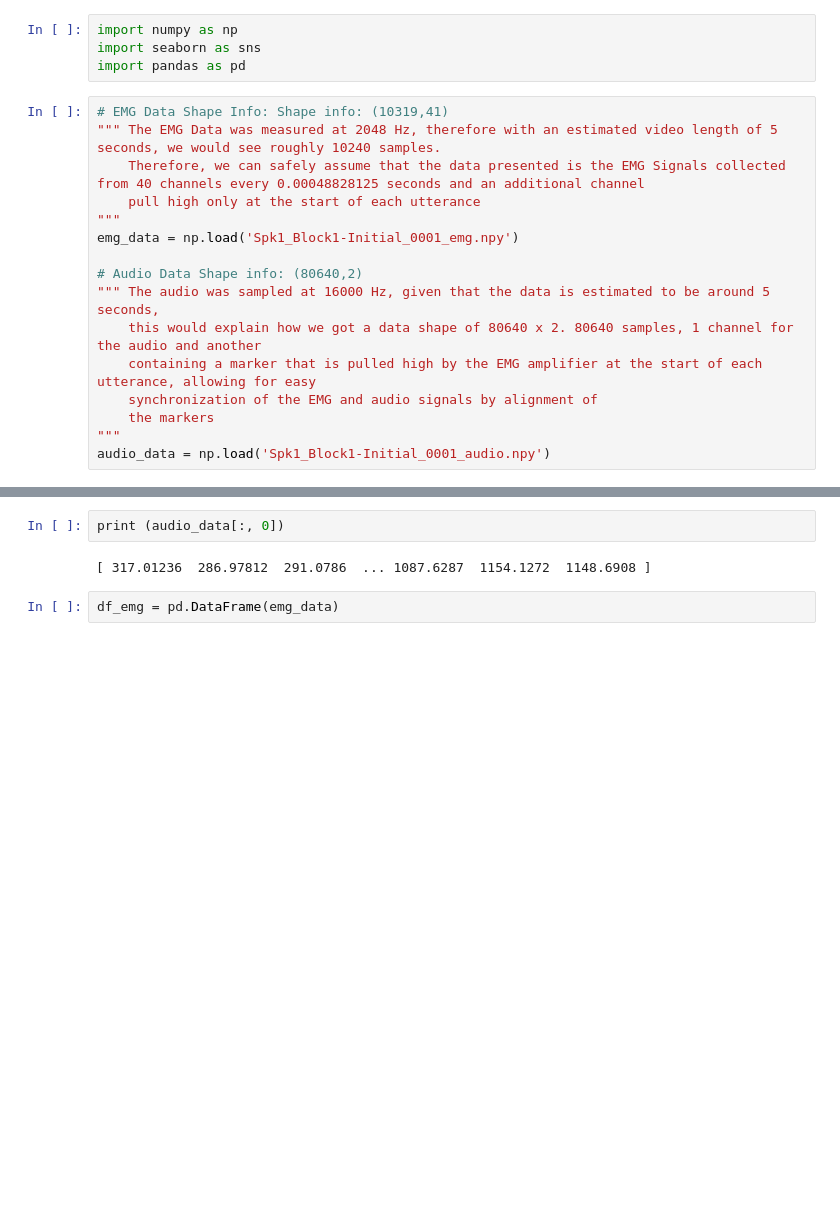
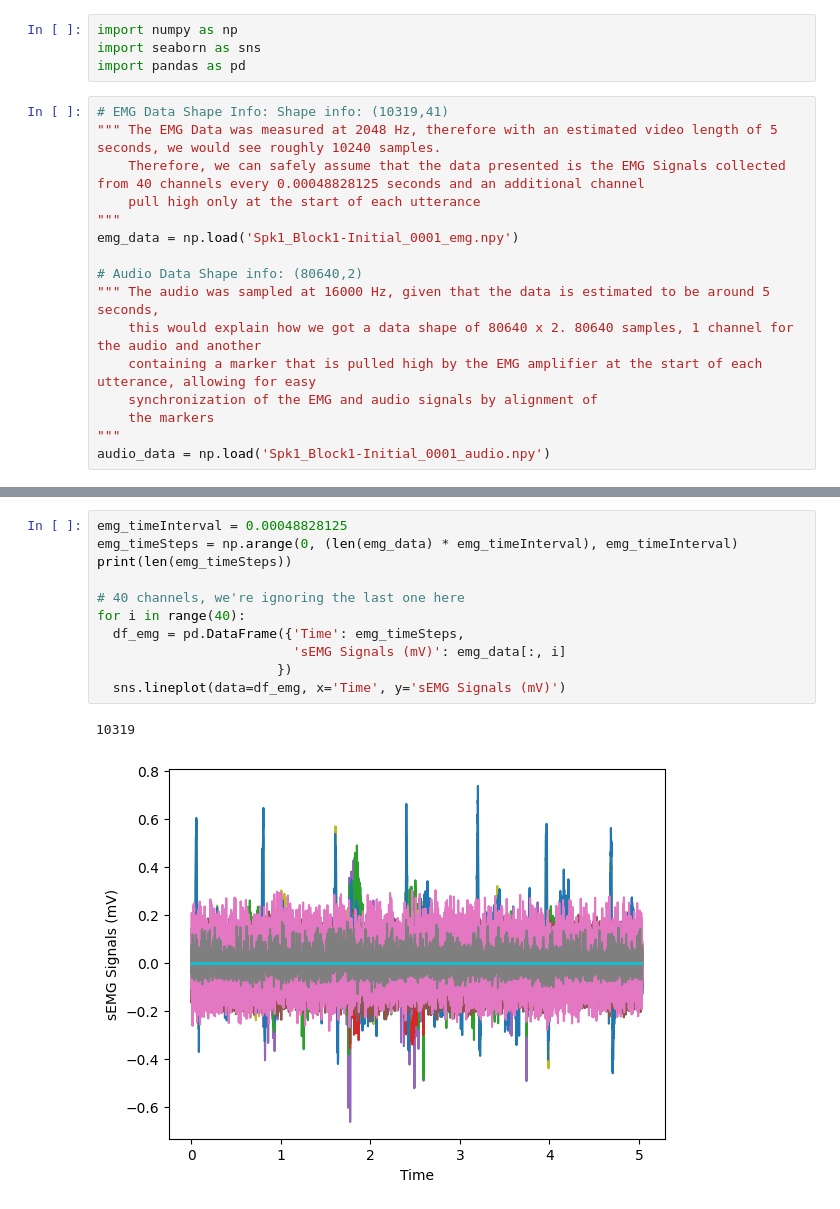
Before and after one commit to RaphaLK/hiddenemgdatacleaner, a Jupyter notebook: clean_data.ipynb, the cells around one changed output, grey strips where cells are left out. Saved outputs shown, nothing was run; the diff lists cells and outputs as text; blank space fills up the shorter version.

Commit message:
EMG data visualization

```diff
--- a/clean_data.ipynb
+++ b/clean_data.ipynb
@@ -37,6 +38,14 @@ ValueError: Could not interpret value `Audio Signal Strength (mV)` for `y`. An e
-# %%
-print (audio_data[:, 0])
-# %% [output]
-[ 317.01236  286.97812  291.0786  ... 1087.6287  1154.1272  1148.6908 ]
-# %%
-df_emg = pd.DataFrame(emg_data)
+# %%
+emg_timeInterval = 0.00048828125
+emg_timeSteps = np.arange(0, (len(emg_data) * emg_timeInterval), emg_timeInterval)
+print(len(emg_timeSteps))
+
+# 40 channels, we're ignoring the last one here
+for i in range(40):
+  df_emg = pd.DataFrame({'Time': emg_timeSteps,
+                         'sEMG Signals (mV)': emg_data[:, i]
+                       })
+  sns.lineplot(data=df_emg, x='Time', y='sEMG Signals (mV)')
+# %% [output]
+10319
+[figure, added]
```
Also changed, not shown: parts of 2 cells of this notebook.
